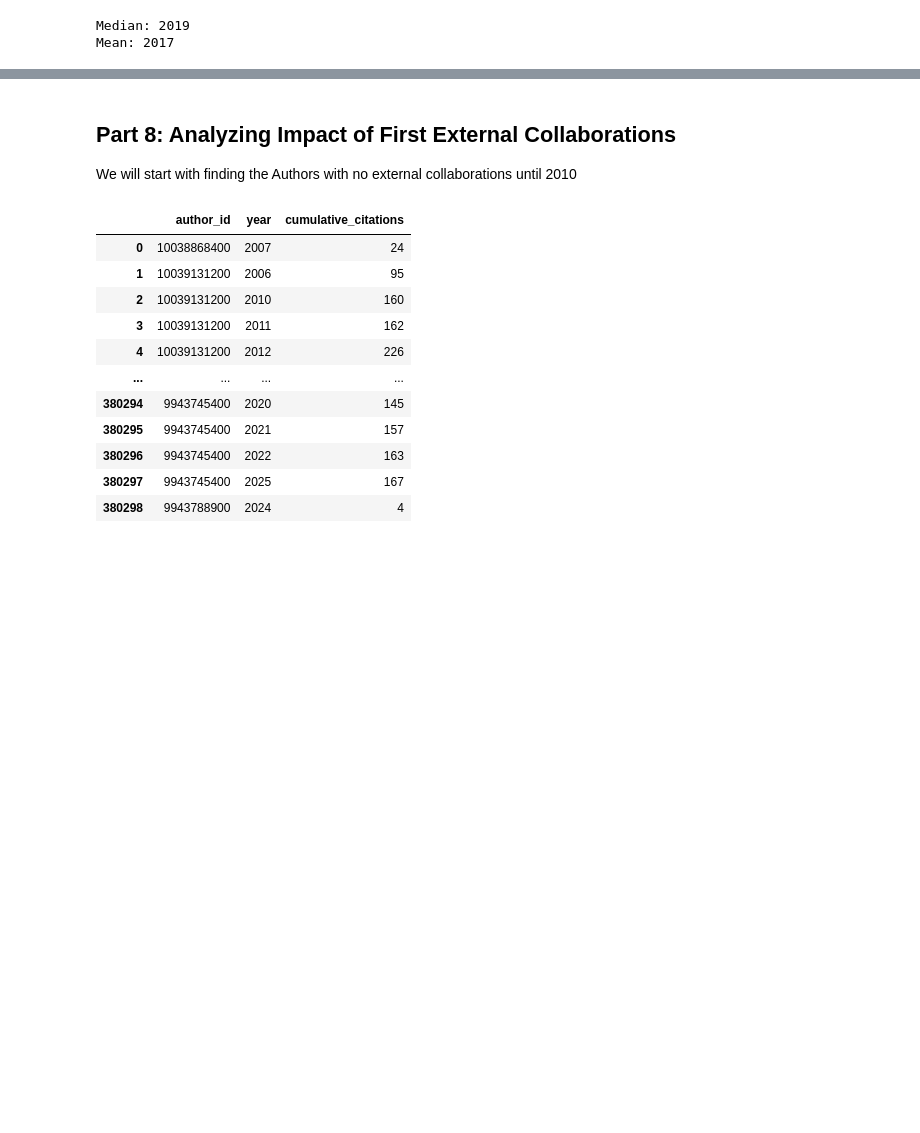
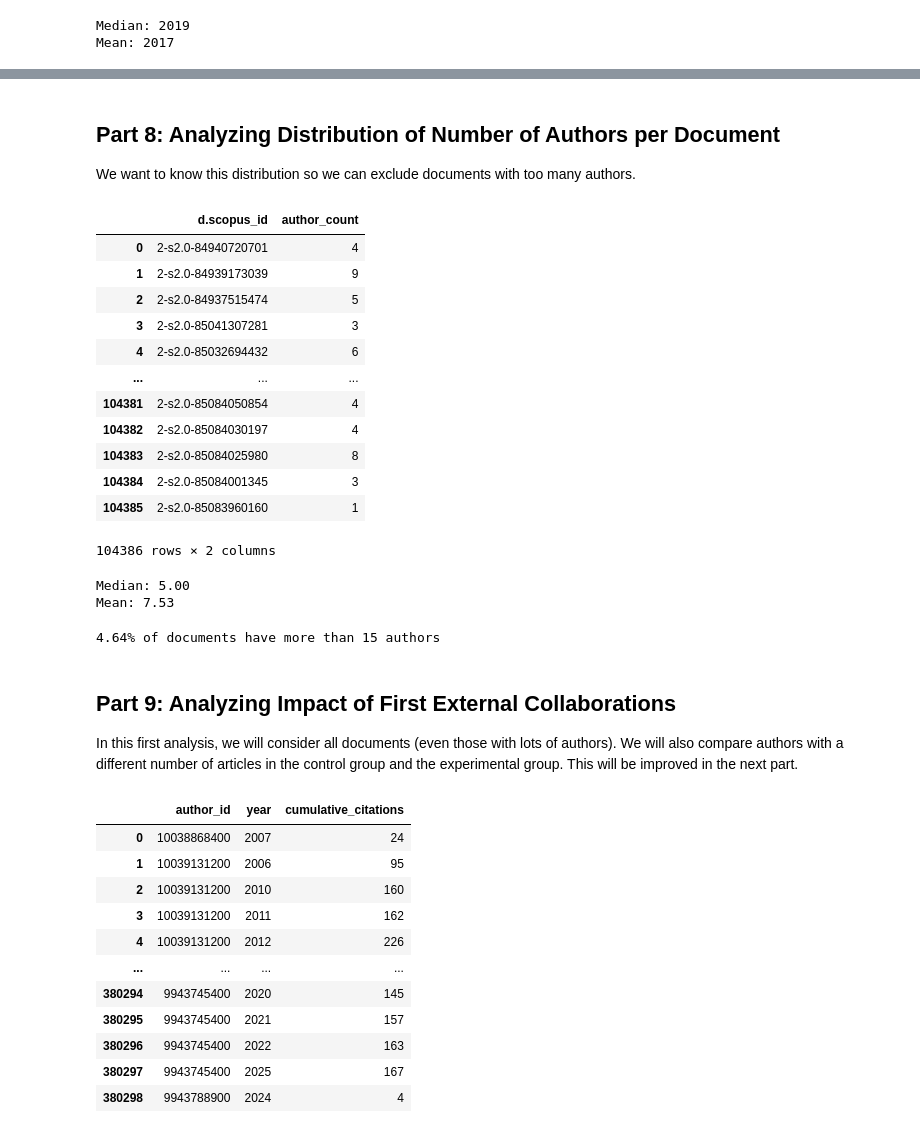
Before and after one commit to pesader/graphology, a Jupyter notebook: analysis.ipynb, the cells around one changed output, grey strips where cells are left out. Drawn from its saved outputs; the diff is of its cells as text; code cells hidden in the pictures; blank space fills up the shorter version.

Commit message:
analysis: update analysis results

```diff
--- a/analysis.ipynb
+++ b/analysis.ipynb
@@ -969,7 +976,77 @@ Mean: 3.13
+# %% [markdown]
+## Part 8: Analyzing Distribution of Number of Authors per Document
+
+We want to know this distribution so we can exclude documents with too many authors.
+# %%
+# Number of authors per document
+
+df_apd = gds.run_cypher(
+    """
+    MATCH (d:Document)<-[:INVOLVES_DOCUMENT]-(:Authorship)-[:INVOLVES_AUTHOR]->(a:Author)
+    RETURN d.scopus_id, count(DISTINCT a) AS author_count
+    """,
+)
+df_apd
+# %% [output]
+|  | d.scopus_id | author_count |
+| 0 | 2-s2.0-84940720701 | 4 |
+| 1 | 2-s2.0-84939173039 | 9 |
+| 2 | 2-s2.0-84937515474 | 5 |
+| 3 | 2-s2.0-85041307281 | 3 |
+| 4 | 2-s2.0-85032694432 | 6 |
+| ... | ... | ... |
+| 104381 | 2-s2.0-85084050854 | 4 |
+| 104382 | 2-s2.0-85084030197 | 4 |
+| 104383 | 2-s2.0-85084025980 | 8 |
+| 104384 | 2-s2.0-85084001345 | 3 |
+| 104385 | 2-s2.0-85083960160 | 1 |
+104386 rows × 2 columns
+# %%
+fig = px.histogram(
+    df_apd,
+    x="author_count",
+    nbins=50,
+    title="Number of Authors per Document"
+)
+
+median = df_apd["author_count"].median()
+median_str = f"Median: {median:.2f}"
+print(median_str)
+
+fig.add_vline(
+    x=median,
+    line_dash="dash",
+    line_color="red",
+    annotation_text=median_str,
+    annotation_position="top left"
+)
+
+mean = df_apd["author_count"].mean()
+mean_str = f"Mean: {mean:.2f}"
+print(mean_str)
+
+fig.add_vline(
+    x=mean,
+    line_dash="dash",
+    line_color="green",
+    annotation_text=mean_str,
+    annotation_position="top right"
+)
+
+fig.show()
+# %% [output]
+Median: 5.00
+Mean: 7.53
+# %%
+AUTHOR_COUNT = 15
+percentage = (df_apd['author_count'] > AUTHOR_COUNT).mean() * 100
+print(f"{percentage:.2f}% of documents have more than {AUTHOR_COUNT} authors")
+# %% [output]
+4.64% of documents have more than 15 authors
 # %% [markdown]
-## Part 8: Analyzing Impact of First External Collaborations
+## Part 9: Analyzing Impact of First External Collaborations
 
-We will start with finding the Authors with no external collaborations until 2010
+In this first analysis, we will consider all documents (even those with lots of authors). We will also compare authors with a different number of articles in the control group and the experimental group. This will be improved in the next part.
 # %%
 # Yearly impact per author (cumulative citations count)
 
```
Also changed, not shown: parts of 46 cells of this notebook.
